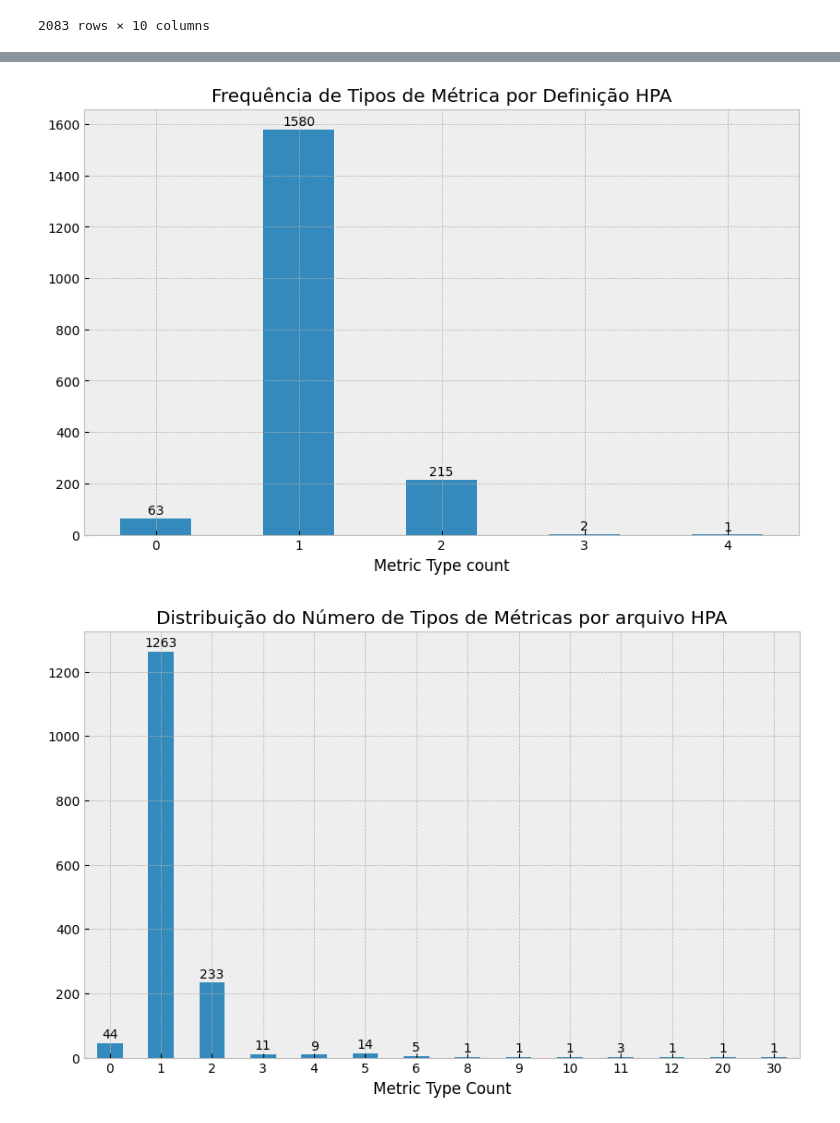
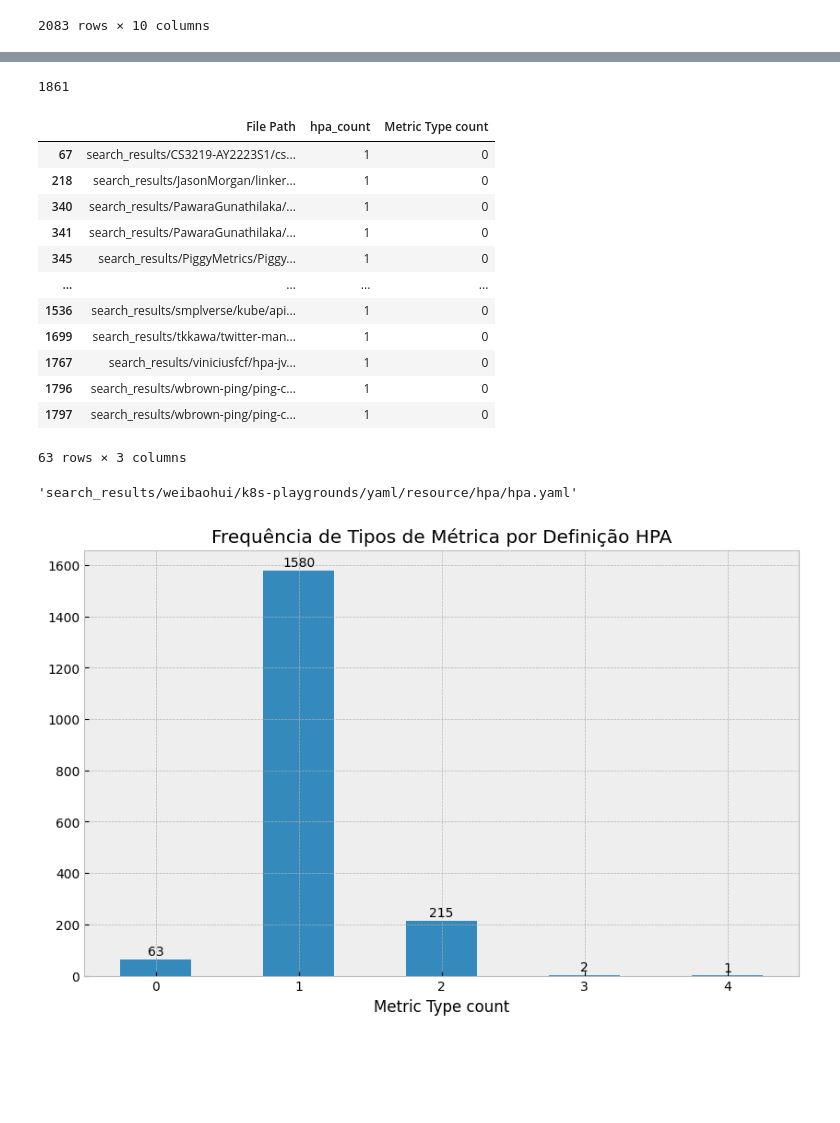
Before and after one commit to xisberto/hpa_usage, a Jupyter notebook: hpa_classify.ipynb, the cells around one changed output, grey strips where cells are left out. Saved outputs shown, nothing was run; the diff lists cells and outputs as text; code cells hidden in the pictures; blank space fills up the shorter version.

Commit message:
Apresenta exemplos de arquivos em destaque

```diff
--- a/hpa_classify.ipynb
+++ b/hpa_classify.ipynb
@@ -342,34 +396,37 @@ plt.show()
 # %%
 # Tipos de métrica por definição HPA
 
+files_n_def = filter_nohelm[['File Path', 'hpa_count']].drop_duplicates()
+display(files_n_def.shape[0])
+
 metrics_per_def = filter_nohelm.groupby(['File Path', 'hpa_count'])['Metric Type'].count().reset_index(name='Metric Type count')
-# display(metrics_per_def[metrics_per_def['Metric Type count'] == 0])
+display(metrics_per_def[metrics_per_def['Metric Type count'] == 0])
+display(metrics_per_def[metrics_per_def['Metric Type count'] == 4].iloc[0]['File Path'])
+
 metrics_counts = metrics_per_def['Metric Type count'].value_counts().sort_index()
 
 plt.figure(figsize=(10, 6))
 ax = metrics_counts.plot(kind='bar')
 add_labels(plt, metrics_counts.index, metrics_counts.values, hpadding=16)
 ax.tick_params(axis="x", rotation=0)
 plt.title("Frequência de Tipos de Métrica por Definição HPA")
 plt.show()
 # %% [output]
+1861
+|  | File Path | hpa_count | Metric Type count |
+| 67 | search_results/CS3219-AY2223S1/cs... | 1 | 0 |
+| 218 | search_results/JasonMorgan/linker... | 1 | 0 |
+| 340 | search_results/PawaraGunathilaka/... | 1 | 0 |
+| 341 | search_results/PawaraGunathilaka/... | 1 | 0 |
+| 345 | search_results/PiggyMetrics/Piggy... | 1 | 0 |
+| ... | ... | ... | ... |
+| 1536 | search_results/smplverse/kube/api... | 1 | 0 |
+| 1699 | search_results/tkkawa/twitter-man... | 1 | 0 |
+| 1767 | search_results/viniciusfcf/hpa-jv... | 1 | 0 |
+| 1796 | search_results/wbrown-ping/ping-c... | 1 | 0 |
+| 1797 | search_results/wbrown-ping/ping-c... | 1 | 0 |
+63 rows × 3 columns
+'search_results/weibaohui/k8s-playgrounds/yaml/resource/hpa/hpa.yaml'
 [figure]
-# %%
-# print(df['Metric Type'].unique())
-
-metrics_per_hpa = filter_nohelm.groupby(['Owner', 'Project', 'File Path', 'apiVersion'])['Metric Type'].count().reset_index(name='Metric Type Count')
-# display(metrics_per_hpa[metrics_per_hpa['Metric Type Count'].isin([0])])
-
-# metrics_per_hpa = metrics_per_hpa[~metrics_per_hpa['Metric Type Count'].isin([30, 11])]
-
-metrictype_counts = metrics_per_hpa['Metric Type Count'].value_counts().sort_index()
-plt.figure(figsize=(10, 6))
-ax = metrictype_counts.plot(kind='bar')
-add_labels(plt, metrictype_counts.index, metrictype_counts.values, hpadding=16)
-ax.tick_params(axis="x", rotation=0)
-plt.title("Distribuição do Número de Tipos de Métricas por arquivo HPA")
-plt.show()
-# %% [output]
-[figure, removed]
 # %%
 df_v2 = filter_nohelm[filter_nohelm['apiVersion'].str.contains('v2')]
```
Also changed, not shown: parts of 9 cells of this notebook.
